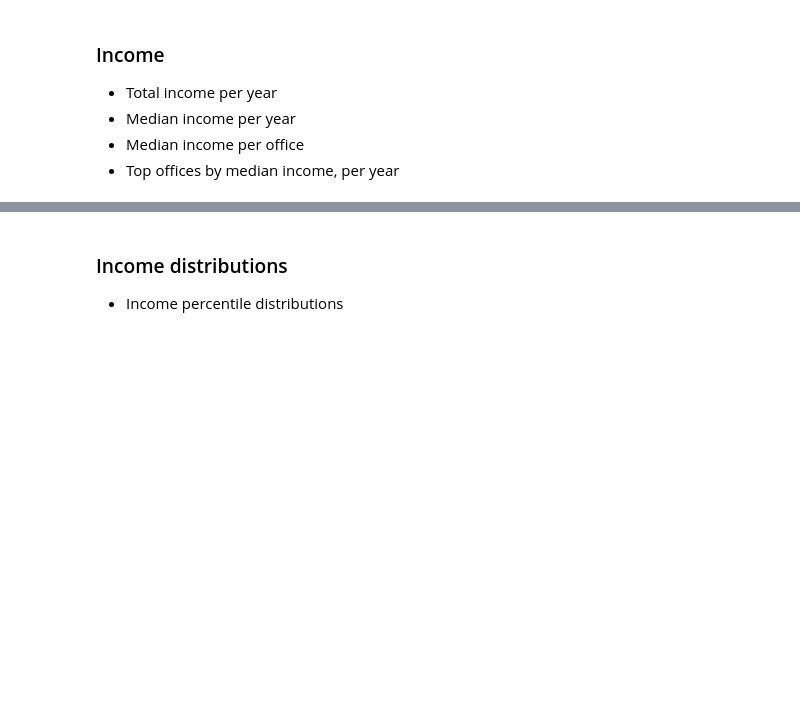
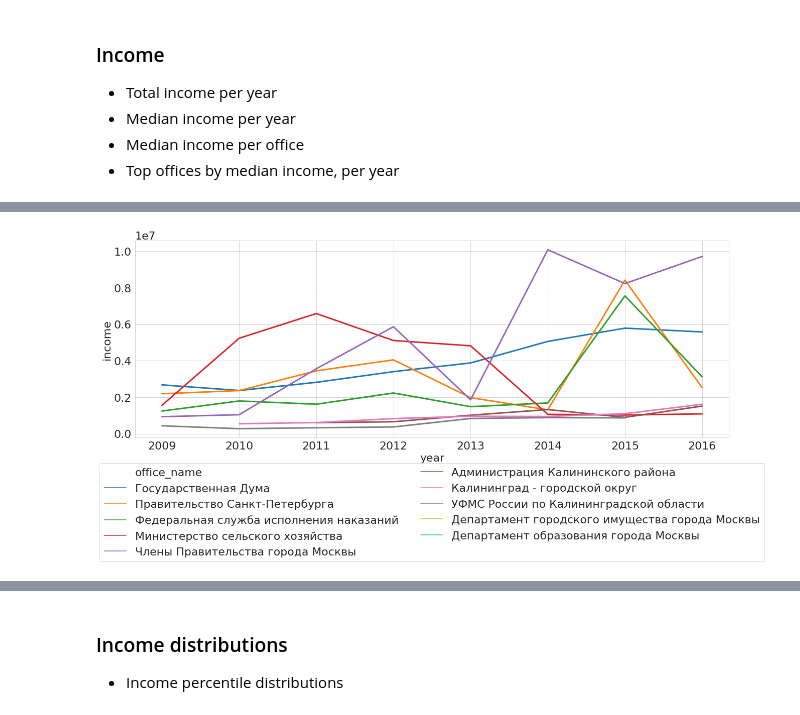
Before and after one commit to mikhmakarov/officials_network, a Jupyter notebook: analyze_dataset.ipynb, the cells around one changed output, grey strips where cells are left out. Cells and saved outputs as stored; diff of their text form; code cells hidden in the pictures; blank space fills up the shorter version.

```diff
--- a/analyze_dataset.ipynb
+++ b/analyze_dataset.ipynb
@@ -9,3 +18,3 @@ sns.set_style('white')
 # %%
-declarations_df = pd.read_csv('data/declarations.csv')
+declarations_df = pd.read_csv('data/declarations.csv')[interestng_columns]
 declarations_df.head()
@@ -19,5 +25,5 @@ declarations_df.head()
 # %%
-declarations_df.office_name = declarations_df.office_name.apply(lambda x: x.replace(' ', '\n')) # For plotting
+declarations_df['office_name_sep'] = declarations_df.office_name.apply(lambda x: x.replace(' ', '\n')) # For plotting
 # %%
 office_names = declarations_df[['office_id', 'office_name']].drop_duplicates().reset_index(drop=True)
 office_names.index = office_names.office_id
@@ -270,0 +211,23 @@ plt.show()
+# %%
+print('Income per year per office')
+
+years=sorted(declarations_df.year.unique())
+
+top_offices = np.array(unique_per_office.head(10).index)
+
+
+grouped = declarations_df.groupby(['office_id', 'year'])['income'].median()
+grouped.head()
+# Incomes per year per office
+y = []
+for office in top_offices:
+    vals = grouped[office]
+    vals = vals.reindex(years, fill_value=0)
+    vals.name = office
+    y.append(vals)
+
+labels = office_names.ix[top_offices].values.flatten()
+plt.figure(figsize=(20, 10))
+plt.stackplot(years,y, labels=labels)
+plt.legend(loc='upper center', bbox_to_anchor=(0.5, -0.05), ncol=2)
+plt.show()
@@ -270,0 +243,6 @@ plt.show()
+# %%
+grouped.head()
+g = grouped.reset_index()
+g = g[g.office_id.isin(top_offices)]
+g['office_name'] = office_names.ix[g.office_id].values.flatten()
+g.head()
@@ -271,3 +263,11 @@ plt.show()
+# %%
+plt.figure(figsize=(20, 10))
+sns.lineplot(x='year', y='income', hue='office_name', data=g, lw=3, markers=True, estimator=None)
+plt.legend(loc='upper center', bbox_to_anchor=(0.5, -0.1), ncol=2)
+save_pic('income_by_year_by_office_med')
+plt.show()
+# %% [output]
+[figure, added]
 # %%
 # Median income per office in 2016
 office_assets_median = big_office_declarations[big_office_declarations.year == 2016].groupby(['office_name']).median().sort_values(by='income', ascending=False)
```
Also changed, not shown: parts of 46 cells of this notebook.
